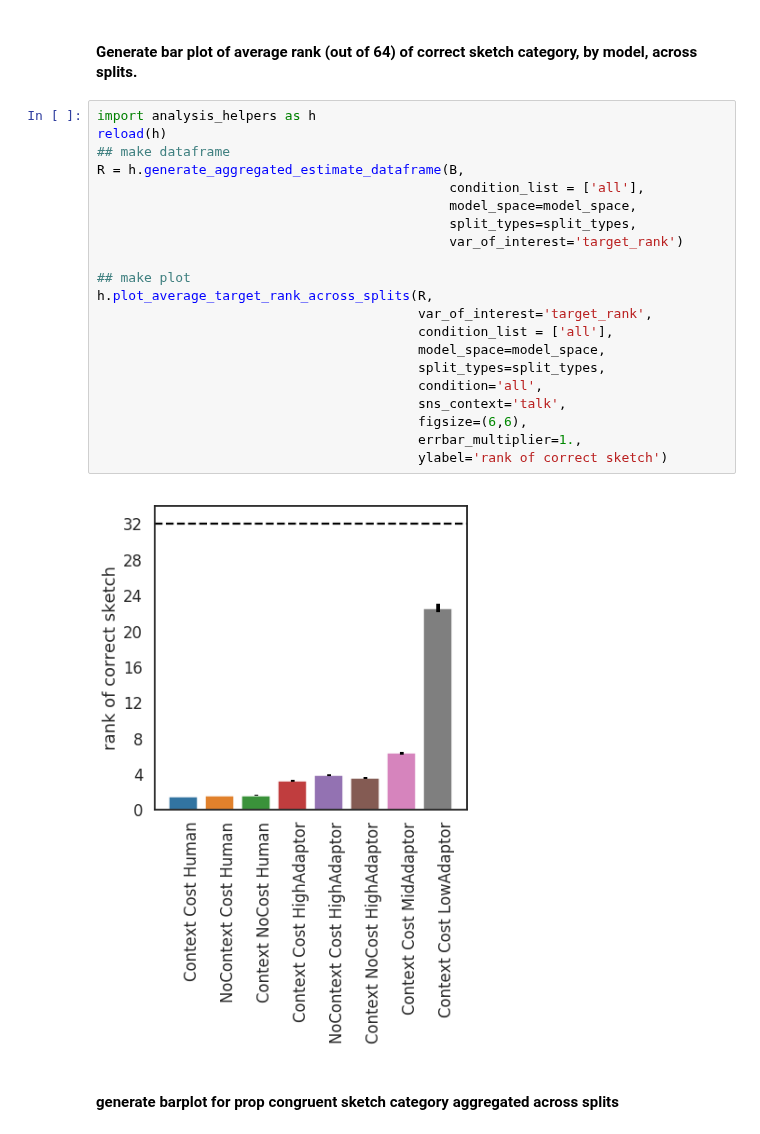
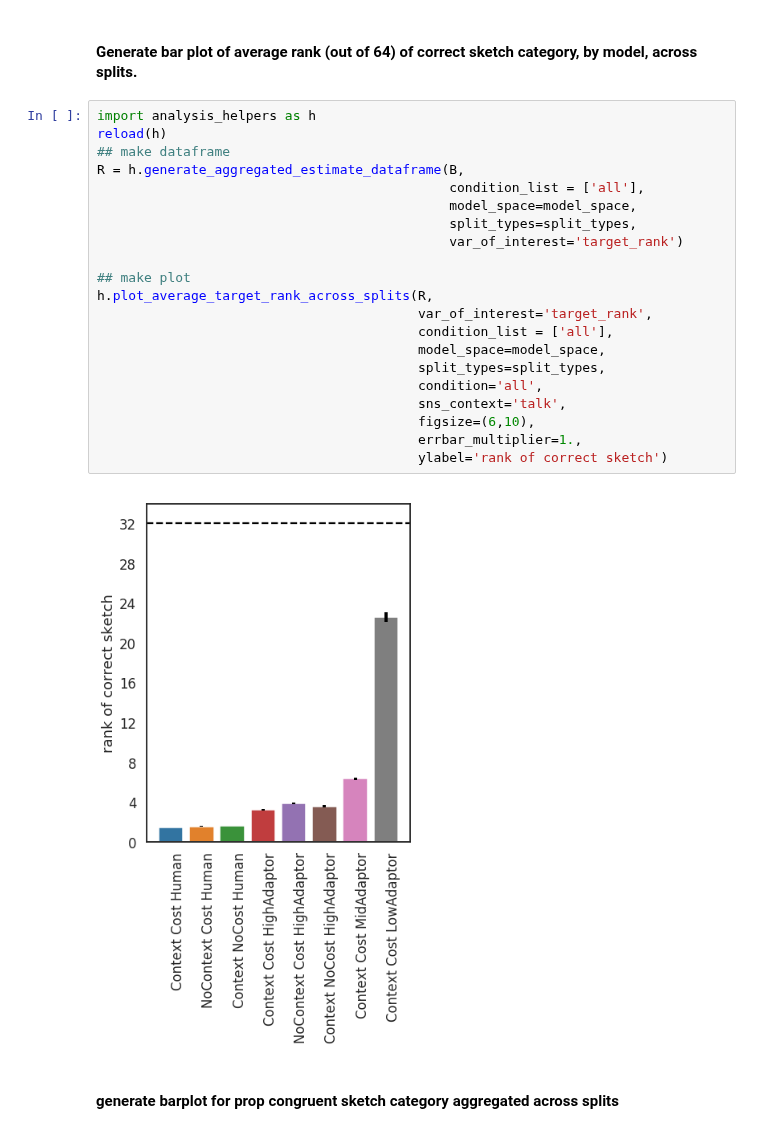
Before and after one commit to judithfan/visual_communication_in_context, a Jupyter notebook: analysis/model_comparison_2.ipynb, the cells around one changed output. Cells and saved outputs as stored; diff of their text form.

```diff
--- a/analysis/model_comparison_2.ipynb
+++ b/analysis/model_comparison_2.ipynb
@@ -294,26 +294,26 @@ vois = list(np.unique(B.var_of_interest.values))
 # %%
 import analysis_helpers as h
 reload(h)
 ## make dataframe
 R = h.generate_aggregated_estimate_dataframe(B,
                                              condition_list = ['all'],
                                              model_space=model_space,
                                              split_types=split_types,
                                              var_of_interest='target_rank')
 
 ## make plot
 h.plot_average_target_rank_across_splits(R,
                                          var_of_interest='target_rank',
                                          condition_list = ['all'],
                                          model_space=model_space,
                                          split_types=split_types,
                                          condition='all',
                                          sns_context='talk',
-                                         figsize=(6,6),
+                                         figsize=(6,10),
                                          errbar_multiplier=1.,
                                          ylabel='rank of correct sketch')
 # %% [output]
-[figure, old version]
+[figure, new version]
 # %% [markdown]
 #### generate barplot for prop congruent sketch category aggregated across splits
 # %%
```
Also changed, not shown: parts of 3 cells of this notebook, 4 other files.
